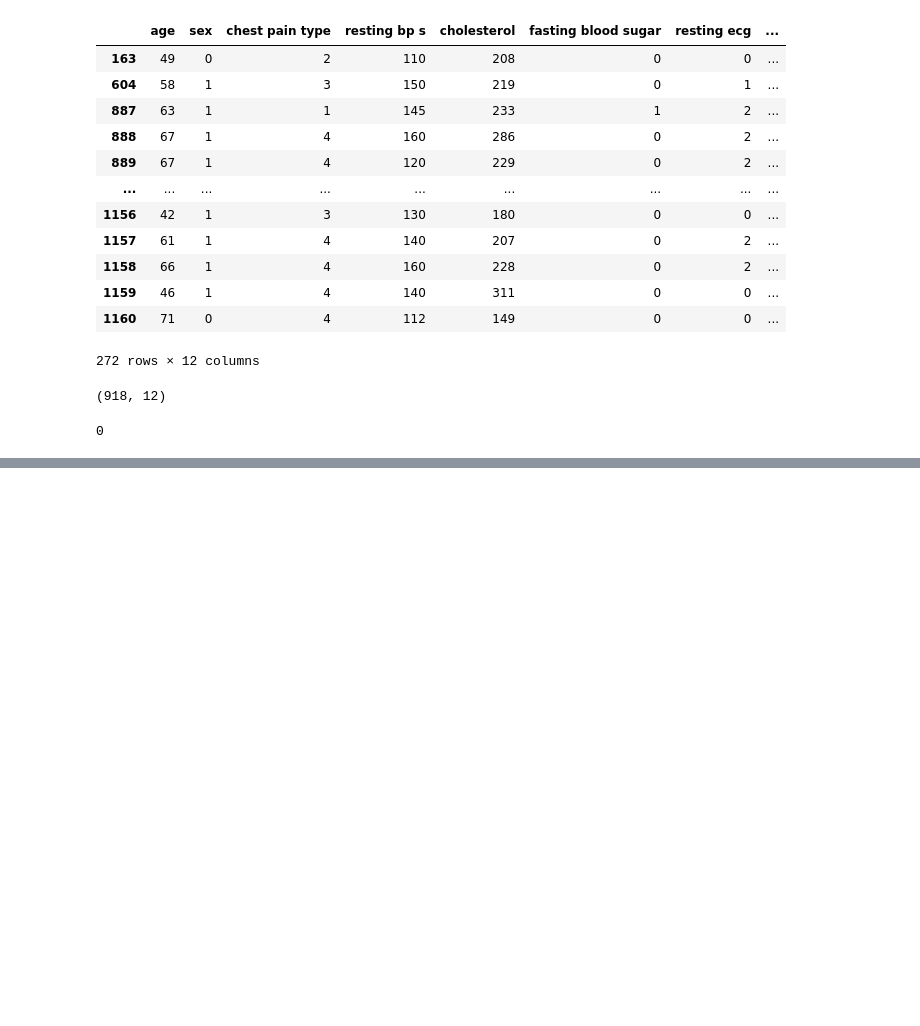
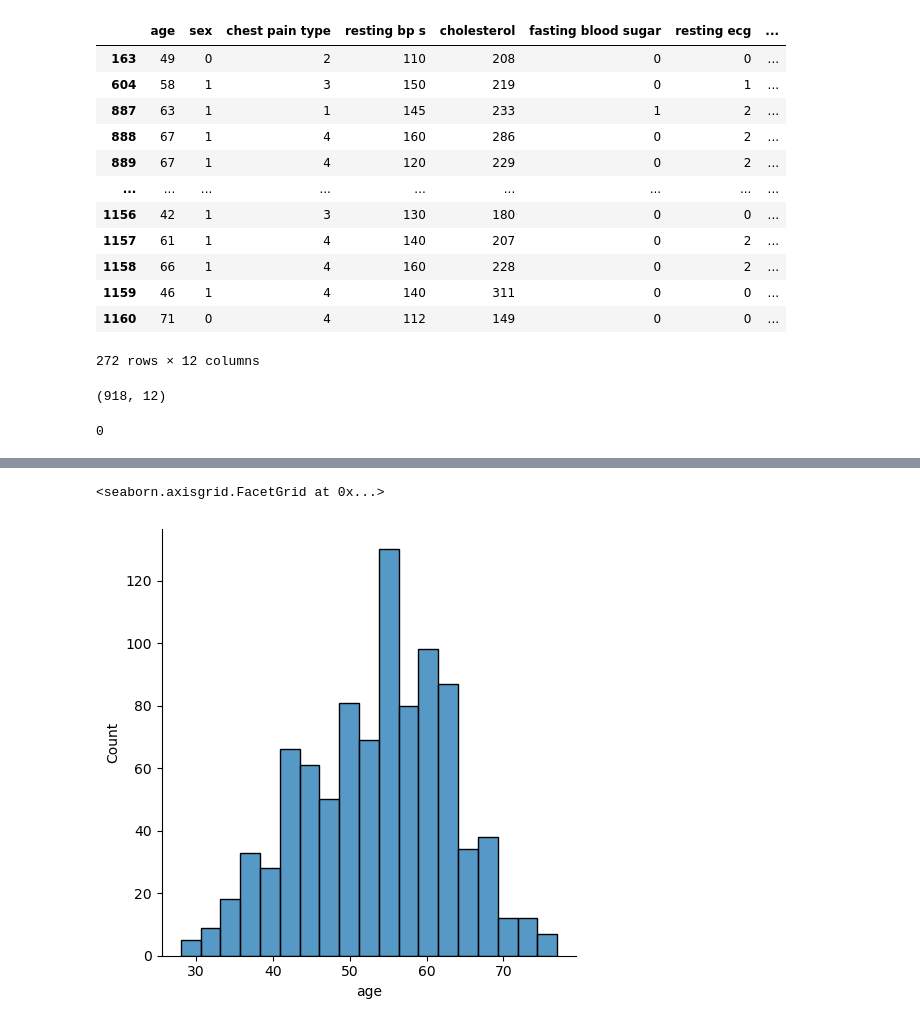
Before and after one commit to ShubhamGupta2505/MachineLearningPractice, a Jupyter notebook: eda-on-heart-disease-dataset.ipynb, the cells around one changed output, grey strips where cells are left out. Saved outputs shown, nothing was run; the diff lists cells and outputs as text; code cells hidden in the pictures; blank space fills up the shorter version.

```diff
--- a/eda-on-heart-disease-dataset.ipynb
+++ b/eda-on-heart-disease-dataset.ipynb
@@ -148,0 +163,5 @@ import seaborn as sns
+# %%
+sns.displot(df['age'])
+# %% [output]
+<seaborn.axisgrid.FacetGrid at 0x...>
+[figure, added]
```
Also changed, not shown: parts of 4 cells of this notebook.
